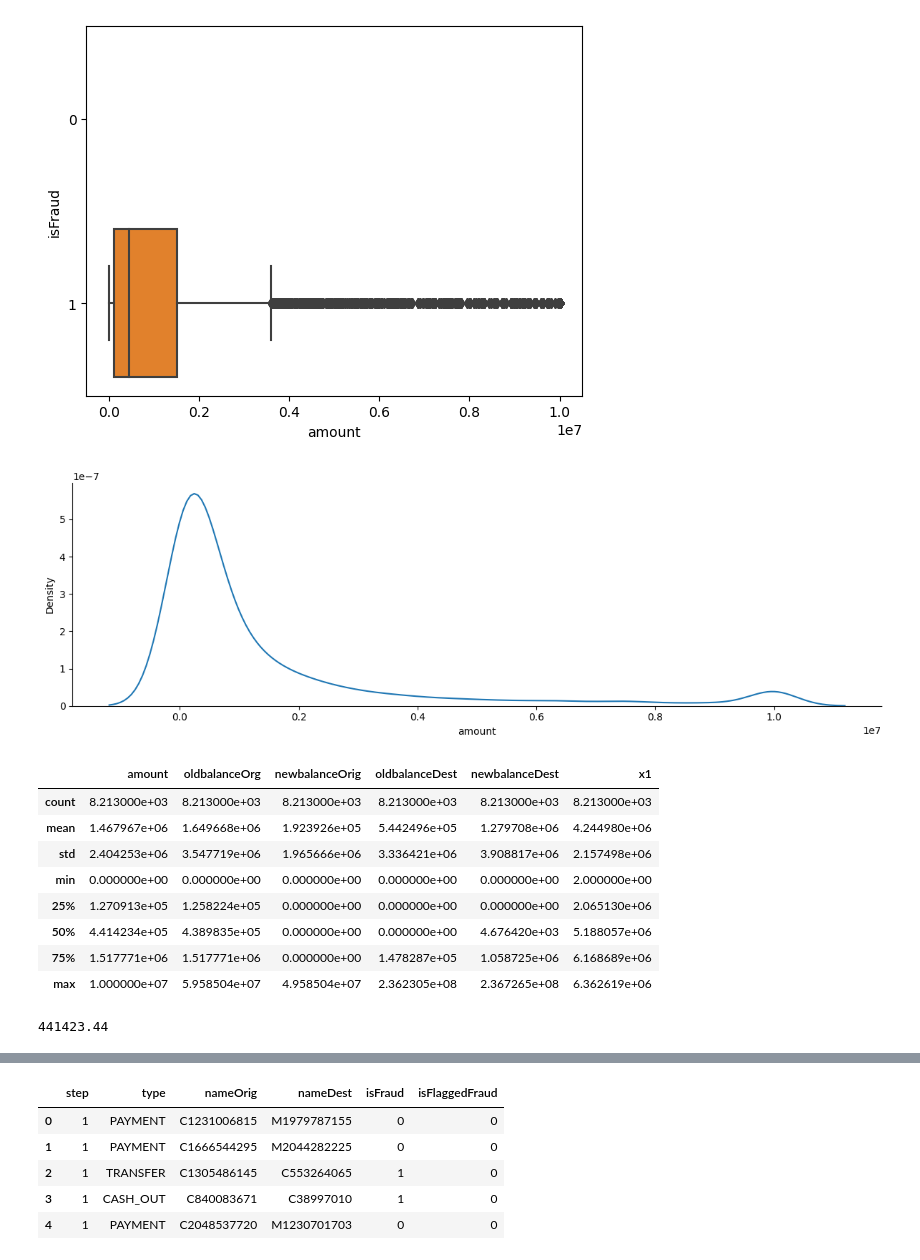
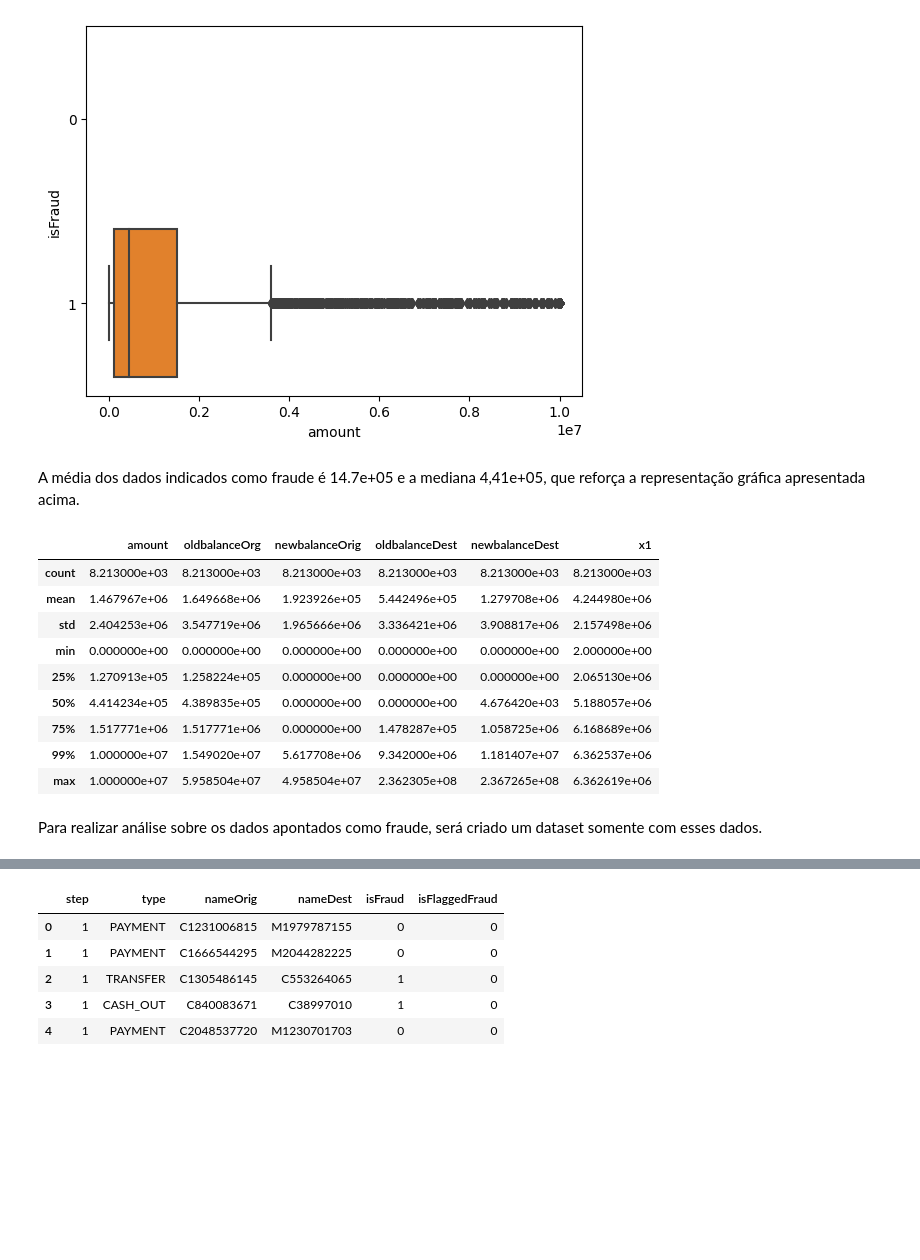
Before and after one commit to joaovjesus/Deteccao-de-Fraude, a Jupyter notebook: notebook.ipynb, the cells around one changed output, grey strips where cells are left out. Saved outputs shown, nothing was run; the diff lists cells and outputs as text; code cells hidden in the pictures; blank space fills up the shorter version.

```diff
--- a/notebook.ipynb
+++ b/notebook.ipynb
@@ -235,4 +211,21 @@ orient='h'
 plt.show()
 # %% [output]
 [figure]
+# %% [markdown]
+A média dos dados indicados como fraude é 14.7e+05 e a mediana 4,41e+05, que reforça a representação gráfica apresentada acima.
+# %%
+df_isfraud.describe(percentiles=[0.25, 0.5, 0.75, 0.99])
+# %% [output]
+|  | amount | oldbalanceOrg | newbalanceOrig | oldbalanceDest | newbalanceDest | x1 |
+| count | 8.213000e+03 | 8.213000e+03 | 8.213000e+03 | 8.213000e+03 | 8.213000e+03 | 8.213000e+03 |
+| mean | 1.467967e+06 | 1.649668e+06 | 1.923926e+05 | 5.442496e+05 | 1.279708e+06 | 4.244980e+06 |
+| std | 2.404253e+06 | 3.547719e+06 | 1.965666e+06 | 3.336421e+06 | 3.908817e+06 | 2.157498e+06 |
+| min | 0.000000e+00 | 0.000000e+00 | 0.000000e+00 | 0.000000e+00 | 0.000000e+00 | 2.000000e+00 |
+| 25% | 1.270913e+05 | 1.258224e+05 | 0.000000e+00 | 0.000000e+00 | 0.000000e+00 | 2.065130e+06 |
+| 50% | 4.414234e+05 | 4.389835e+05 | 0.000000e+00 | 0.000000e+00 | 4.676420e+03 | 5.188057e+06 |
+| 75% | 1.517771e+06 | 1.517771e+06 | 0.000000e+00 | 1.478287e+05 | 1.058725e+06 | 6.168689e+06 |
+| 99% | 1.000000e+07 | 1.549020e+07 | 5.617708e+06 | 9.342000e+06 | 1.181407e+07 | 6.362537e+06 |
+| max | 1.000000e+07 | 5.958504e+07 | 4.958504e+07 | 2.362305e+08 | 2.367265e+08 | 6.362619e+06 |
+# %% [markdown]
+Para realizar análise sobre os dados apontados como fraude, será criado um dataset somente com esses dados.
 # %%
@@ -240,26 +232,0 @@ df_isfraud = df[df['isFraud'] == 1]
-# %%
-sns.displot(
-    df_isfraud['amount'],
-    height=4,
-    aspect=3,
-    kind='kde'
-)
-plt.show()
-# %% [output]
-[figure, removed]
-# %%
-df_isfraud.describe()
-# %% [output]
-|  | amount | oldbalanceOrg | newbalanceOrig | oldbalanceDest | newbalanceDest | x1 |
-| count | 8.213000e+03 | 8.213000e+03 | 8.213000e+03 | 8.213000e+03 | 8.213000e+03 | 8.213000e+03 |
-| mean | 1.467967e+06 | 1.649668e+06 | 1.923926e+05 | 5.442496e+05 | 1.279708e+06 | 4.244980e+06 |
-| std | 2.404253e+06 | 3.547719e+06 | 1.965666e+06 | 3.336421e+06 | 3.908817e+06 | 2.157498e+06 |
-| min | 0.000000e+00 | 0.000000e+00 | 0.000000e+00 | 0.000000e+00 | 0.000000e+00 | 2.000000e+00 |
-| 25% | 1.270913e+05 | 1.258224e+05 | 0.000000e+00 | 0.000000e+00 | 0.000000e+00 | 2.065130e+06 |
-| 50% | 4.414234e+05 | 4.389835e+05 | 0.000000e+00 | 0.000000e+00 | 4.676420e+03 | 5.188057e+06 |
-| 75% | 1.517771e+06 | 1.517771e+06 | 0.000000e+00 | 1.478287e+05 | 1.058725e+06 | 6.168689e+06 |
-| max | 1.000000e+07 | 5.958504e+07 | 4.958504e+07 | 2.362305e+08 | 2.367265e+08 | 6.362619e+06 |
-# %%
-df_isfraud['amount'].median()
-# %% [output]
-441423.44
```
Also changed, not shown: parts of 64 cells of this notebook.
